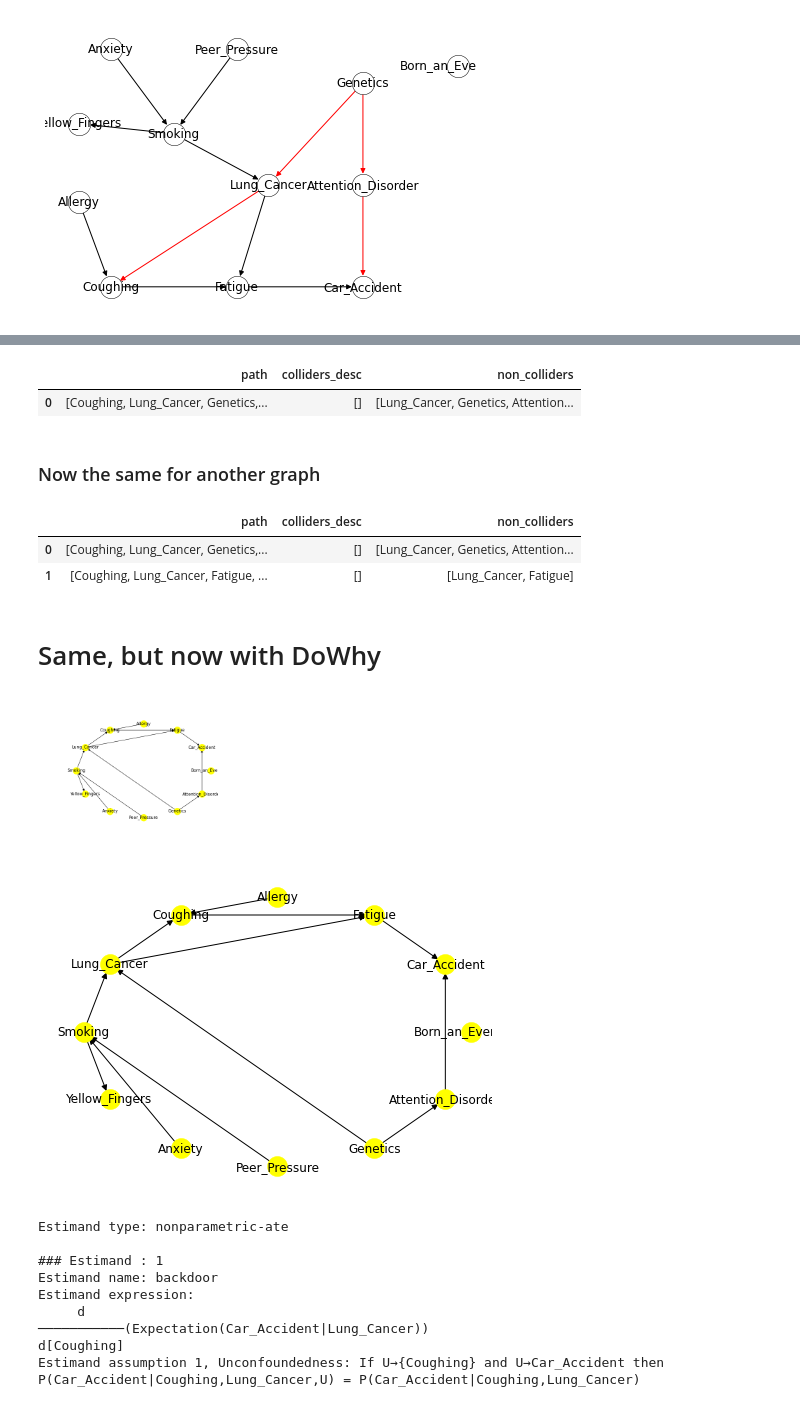
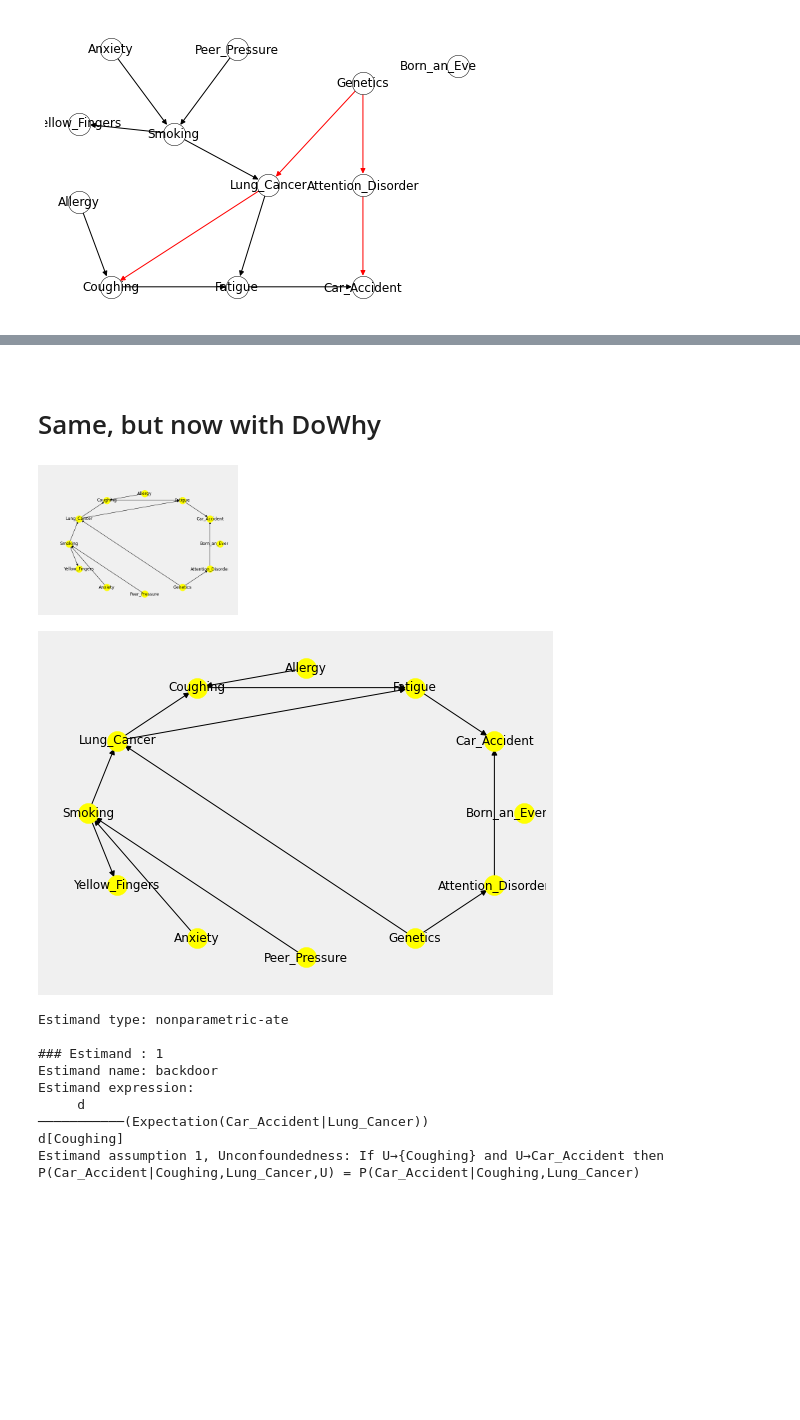
Before and after one commit to keerthybalan/CausalDS_LUCAS, a Jupyter notebook: EDA copy.ipynb, the cells around one changed output, grey strips where cells are left out. Cells and saved outputs as stored; diff of their text form; code cells hidden in the pictures; blank space fills up the shorter version.

```diff
--- a/EDA copy.ipynb
+++ b/EDA copy.ipynb
@@ -490,78 +420,43 @@ adjustment_variables = adjustment_variables.append({'path':path, 'colliders_desc
-# %%
-adjustment_variables
-
-# For blocking: not condition on colliders or condition on non-colliders
-# %% [output]
-|  | path | colliders_desc | non_colliders |
-| 0 | [Coughing, Lung_Cancer, Genetics,... | [] | [Lung_Cancer, Genetics, Attention... |
-# %% [markdown]
-### Now the same for another graph
-# %%
-# this is the path we are testing
-path = ['Coughing', 'Lung_Cancer', 'Fatigue', 'Car_Accident']
-
-# we create empty (for now) lists for our colliders and non-colliders
-# we also create a variable for the length of the path
-colliders_desc = np.array([])
-non_colliders = []
-path_len = len(path)
-
-# we loop through adjacent variables on the path, ignoring the source and target variables as potential colliders
-for node0, node1, node2 in zip(path[0:path_len-2], path[1:path_len-1], path[2:]):
-    # if there is an arrow pointing into node1 from both sides on the path, it is a collider
-    if G.has_edge(node0, node1) and G.has_edge(node2, node1):
-        colliders_desc = np.append(colliders_desc, list(nx.descendants(G,node1)) + [node1]) # so we add it (and all its descendants) to the list
-# we flatten the list of list
-colliders_desc = colliders_desc.flatten()
-
-# any node on the path (excluding the source and target) that is not a collider is a non-collider
-non_colliders = [x for x in path[1:-1] if x not in colliders_desc]
-
-# finally, we add the information to our dataframe, with the path, colliders, and non-colliders
-adjustment_variables = adjustment_variables.append({'path':path, 'colliders_desc': colliders_desc,
-                                                    'non_colliders': non_colliders}, ignore_index=True)
-
-adjustment_variables
-# %% [output]
-|  | path | colliders_desc | non_colliders |
-| 0 | [Coughing, Lung_Cancer, Genetics,... | [] | [Lung_Cancer, Genetics, Attention... |
-| 1 | [Coughing, Lung_Cancer, Fatigue, ... | [] | [Lung_Cancer, Fatigue] |
+# %% [markdown]
+<!-- Lets take a look at the following path:
+
+'Coughing', 'Lung_Cancer', 'Genetics', 'Attention_Disorder', 'Car_Accident' -->
 # %% [markdown]
 # Same, but now with DoWhy
 # %%
 import dowhy
 from dowhy import CausalModel
 
 # creating arbitrary data
 df = pd.DataFrame({'Smoking':[1],'Yellow_Fingers':[1],'Anxiety':[1],'Peer_Pressure':[1],'Genetics':[1],'Attention_Disorder':[1],
                   'Born_an_Even_Day': [1], 'Car_Accident': [1],
                   'Fatigue': [1], 'Allergy': [1],
                   'Coughing': [1], 'Lung_Cancer': [1]})
 
 # a utility function to parse the .gml file to string
 def gml_to_string(file):
     gml_str = ''
     with open(file, 'r') as file:
         for line in file:
             gml_str += line.rstrip()
     return gml_str
 
 from IPython.display import Image, display
 
-gml_graph = gml_to_string('backdoor_criterion_graph.gml')
+gml_graph = gml_to_string('tmp/backdoor_criterion_graph.gml')
 # With GML string
 model=CausalModel(
         data = df,
         treatment='Coughing',
         outcome='Car_Accident',
         graph=gml_graph
         )
 model.view_model()
 
 display(Image(filename="causal_model.png", width = 200, height = 100))
 # %% [output]
-[figure, old version]
+[figure, new version]
-[figure, old version]
+[figure, new version]
 # %%
 identified_estimand = model.identify_effect()
 print(identified_estimand)
```
Also changed, not shown: parts of 41 cells of this notebook, 2 other files.
